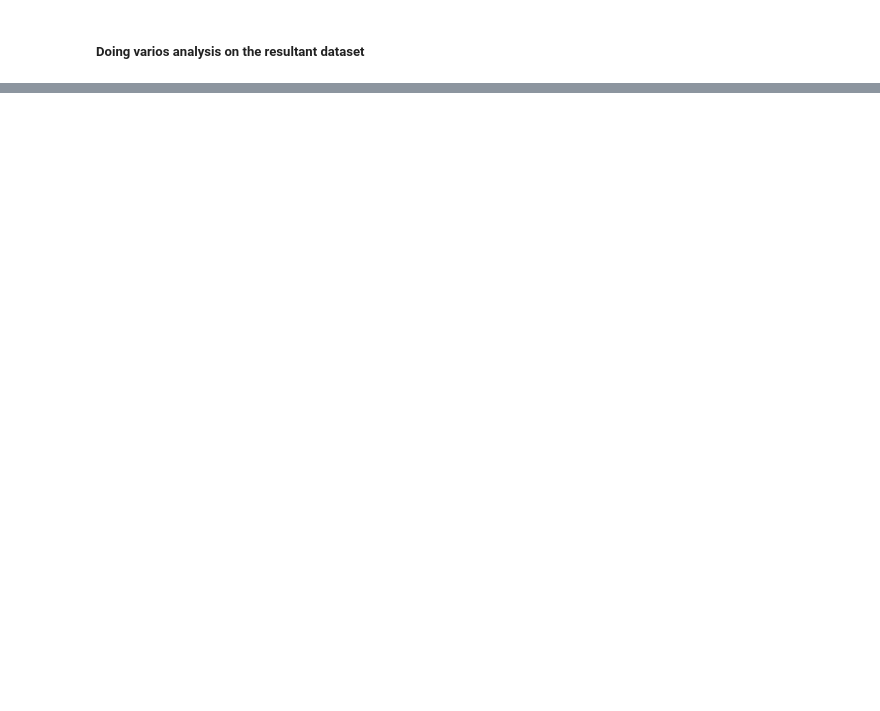
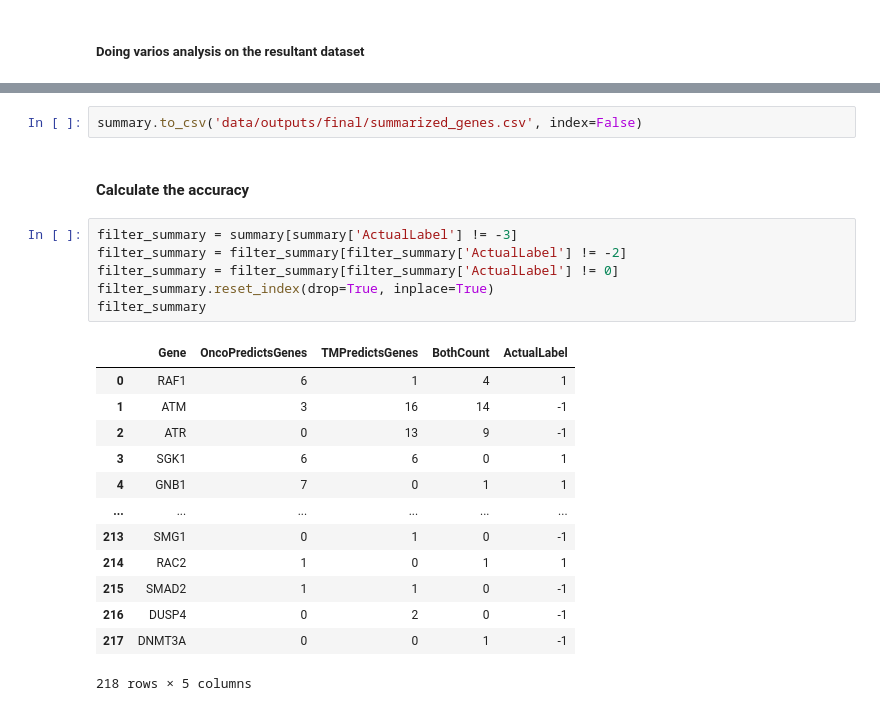
Before and after one commit to KisanThapa/GeneMutationClassification, a Jupyter notebook: notebook_final.ipynb, the cells around one changed output, grey strips where cells are left out. Cells and saved outputs as stored; diff of their text form; blank space fills up the shorter version.

Commit message:
Calculate accuracy

```diff
--- a/notebook_final.ipynb
+++ b/notebook_final.ipynb
@@ -251,0 +254,24 @@ int(float('-1'))
+# %%
+summary.to_csv('data/outputs/final/summarized_genes.csv', index=False)
+# %% [markdown]
+#### Calculate the accuracy
+# %%
+filter_summary = summary[summary['ActualLabel'] != -3]
+filter_summary = filter_summary[filter_summary['ActualLabel'] != -2]
+filter_summary = filter_summary[filter_summary['ActualLabel'] != 0]
+filter_summary.reset_index(drop=True, inplace=True)
+filter_summary
+# %% [output]
+|  | Gene | OncoPredictsGenes | TMPredictsGenes | BothCount | ActualLabel |
+| 0 | RAF1 | 6 | 1 | 4 | 1 |
+| 1 | ATM | 3 | 16 | 14 | -1 |
+| 2 | ATR | 0 | 13 | 9 | -1 |
+| 3 | SGK1 | 6 | 6 | 0 | 1 |
+| 4 | GNB1 | 7 | 0 | 1 | 1 |
+| ... | ... | ... | ... | ... | ... |
+| 213 | SMG1 | 0 | 1 | 0 | -1 |
+| 214 | RAC2 | 1 | 0 | 1 | 1 |
+| 215 | SMAD2 | 1 | 1 | 0 | -1 |
+| 216 | DUSP4 | 0 | 2 | 0 | -1 |
+| 217 | DNMT3A | 0 | 0 | 1 | -1 |
+218 rows × 5 columns
```
Also changed, not shown: parts of 9 cells of this notebook, 2 other files.
